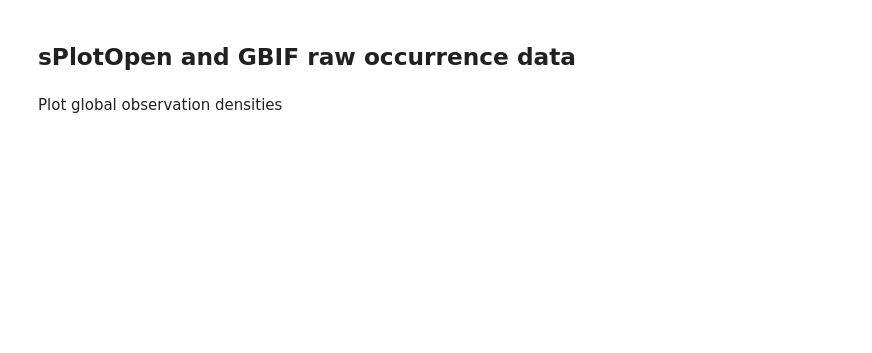
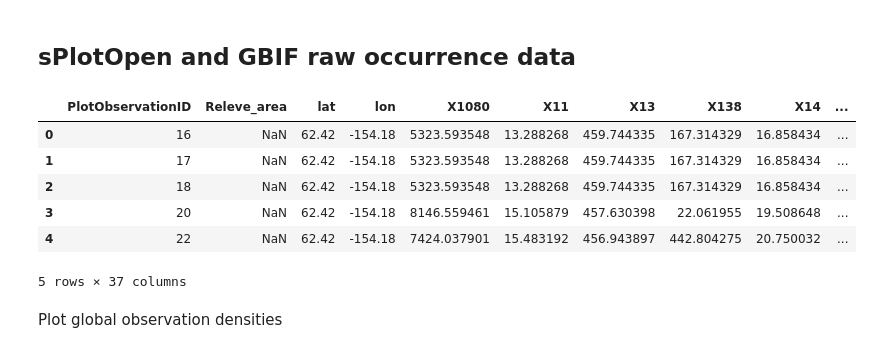
Before and after one commit to dluks/clim2traits, a Jupyter notebook: 2-DataExploration.ipynb, the cells around one changed output. Saved outputs shown, nothing was run; the diff lists cells and outputs as text; code cells hidden in the pictures; blank space fills up the shorter version.

```diff
--- a/2-DataExploration.ipynb
+++ b/2-DataExploration.ipynb
@@ -25,6 +45,16 @@ splot_cwm = pd.read_csv("data/gbif-splot_raw/sPlotOpen_TRYgapfilled_cwm.csv")
 gbif = gbif.rename(columns={"decimalLatitude": "lat", "decimalLongitude": "lon"})
 splot = splot.rename(columns={"Latitude": "lat", "Longitude": "lon"})
 splot_cwm = splot_cwm.rename(columns={"Latitude": "lat", "Longitude": "lon"})
+# %%
+splot_cwm.head()
+# %% [output]
+|  | PlotObservationID | Releve_area | lat | lon | X1080 | X11 | X13 | X138 | X14 | ... |
+| 0 | 16 | NaN | 62.42 | -154.18 | 5323.593548 | 13.288268 | 459.744335 | 167.314329 | 16.858434 | ... |
+| 1 | 17 | NaN | 62.42 | -154.18 | 5323.593548 | 13.288268 | 459.744335 | 167.314329 | 16.858434 | ... |
+| 2 | 18 | NaN | 62.42 | -154.18 | 5323.593548 | 13.288268 | 459.744335 | 167.314329 | 16.858434 | ... |
+| 3 | 20 | NaN | 62.42 | -154.18 | 8146.559461 | 15.105879 | 457.630398 | 22.061955 | 19.508648 | ... |
+| 4 | 22 | NaN | 62.42 | -154.18 | 7424.037901 | 15.483192 | 456.943897 | 442.804275 | 20.750032 | ... |
+5 rows × 37 columns
 # %% [markdown]
 Plot global observation densities
 # %%
```
Also changed, not shown: parts of 2 cells of this notebook, 16 other files.
